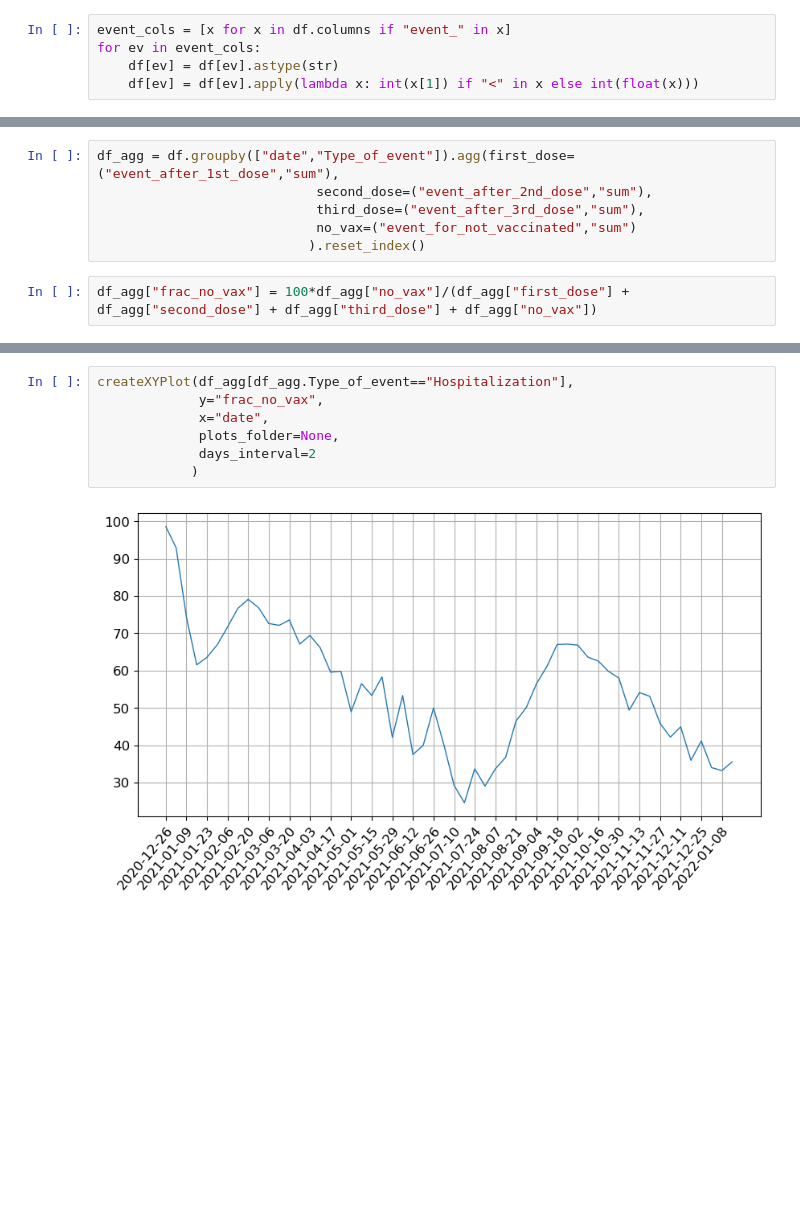
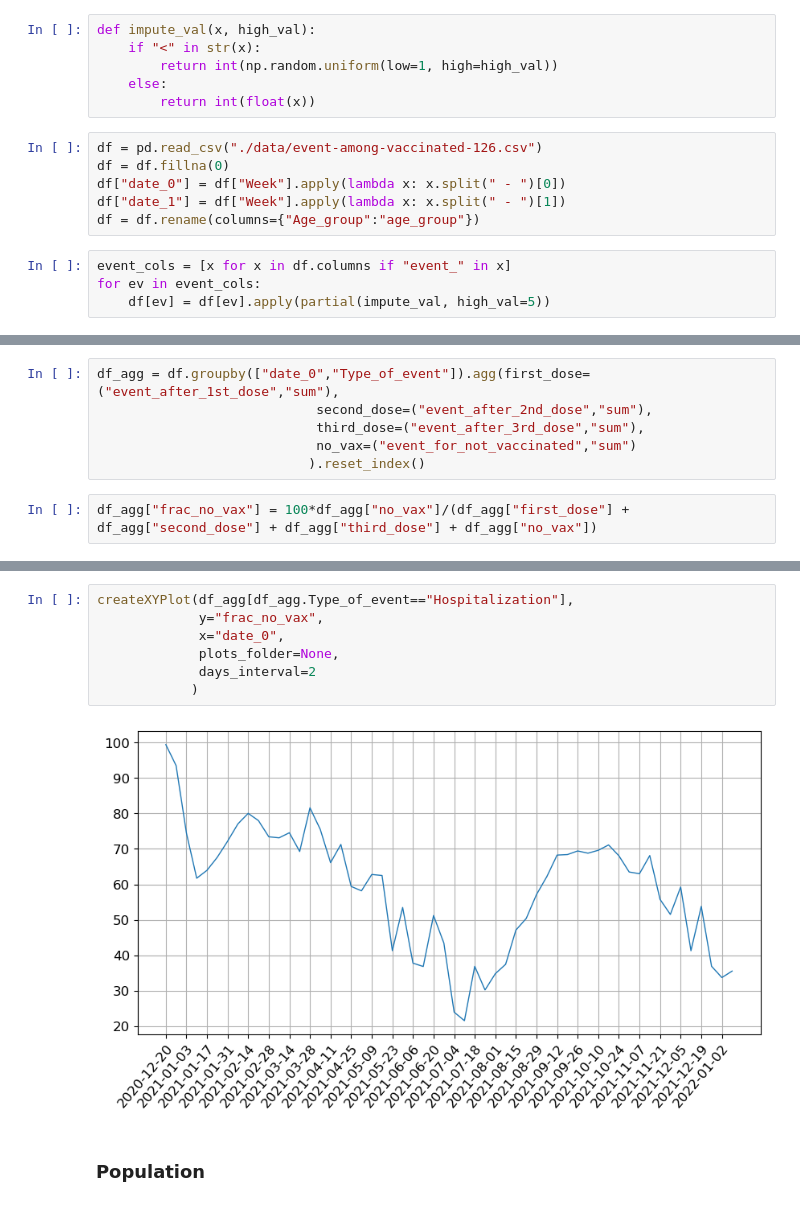
Before and after one commit to thomasmuntzer/covid19, a Jupyter notebook: Israel/Israel_analysis.ipynb, the cells around one changed output, grey strips where cells are left out. Saved outputs shown, nothing was run; the diff lists cells and outputs as text; blank space fills up the shorter version.

```diff
--- a/Israel/Israel_analysis.ipynb
+++ b/Israel/Israel_analysis.ipynb
@@ -13,5 +24,16 @@ df["date"] = df["Week"].apply(lambda x: x.split(" - ")[1])
+# %%
+def impute_val(x, high_val):
+    if "<" in str(x):
+        return int(np.random.uniform(low=1, high=high_val))
+    else:
+        return int(float(x))
+# %%
+df = pd.read_csv("./data/event-among-vaccinated-126.csv")
+df = df.fillna(0)
+df["date_0"] = df["Week"].apply(lambda x: x.split(" - ")[0])
+df["date_1"] = df["Week"].apply(lambda x: x.split(" - ")[1])
+df = df.rename(columns={"Age_group":"age_group"})
 # %%
 event_cols = [x for x in df.columns if "event_" in x]
 for ev in event_cols:
-    df[ev] = df[ev].astype(str)
-    df[ev] = df[ev].apply(lambda x: int(x[1]) if "<" in x else int(float(x)))
+    df[ev] = df[ev].apply(partial(impute_val, high_val=5))
@@ -18,5 +56,5 @@ for ev in event_cols:
 # %%
-df_agg = df.groupby(["date","Type_of_event"]).agg(first_dose=("event_after_1st_dose","sum"),
+df_agg = df.groupby(["date_0","Type_of_event"]).agg(first_dose=("event_after_1st_dose","sum"),
                             second_dose=("event_after_2nd_dose","sum"),
                             third_dose=("event_after_3rd_dose","sum"),
                             no_vax=("event_for_not_vaccinated","sum")
@@ -35,9 +73,11 @@ df_agg[df_agg.Type_of_event=="Hospitalization"].tail(5)
 # %%
 createXYPlot(df_agg[df_agg.Type_of_event=="Hospitalization"],
              y="frac_no_vax",
-             x="date",
+             x="date_0",
              plots_folder=None,
              days_interval=2
             )
 # %% [output]
-[figure, old version]
+[figure, new version]
+# %% [markdown]
+### Population
```
Also changed, not shown: parts of 10 cells of this notebook, 11 other files.
